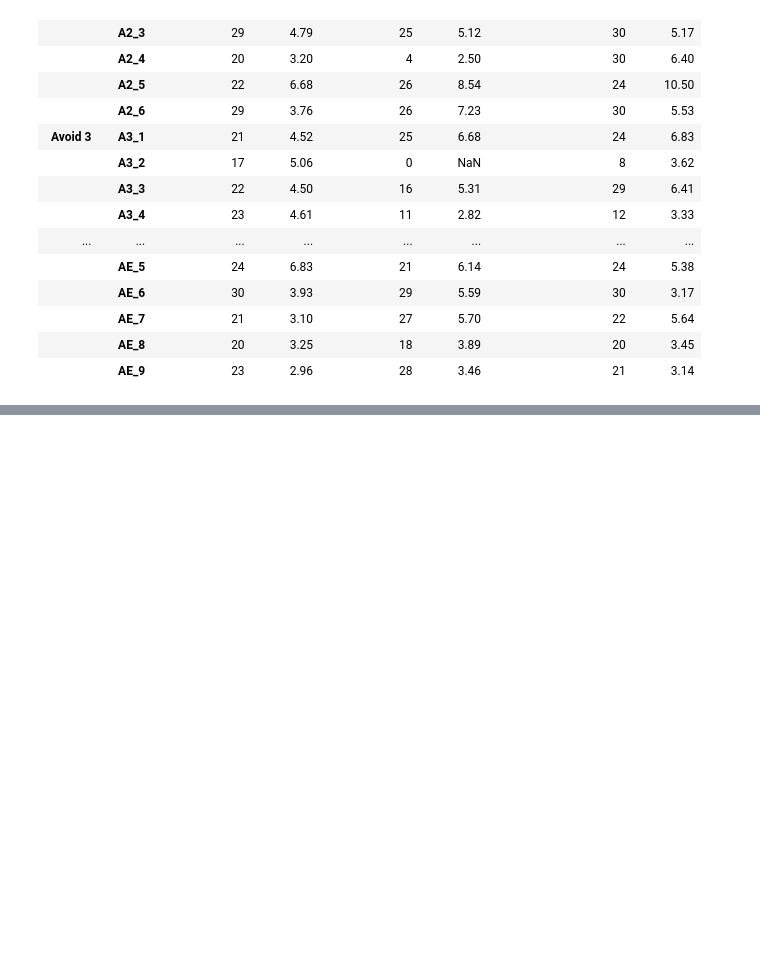
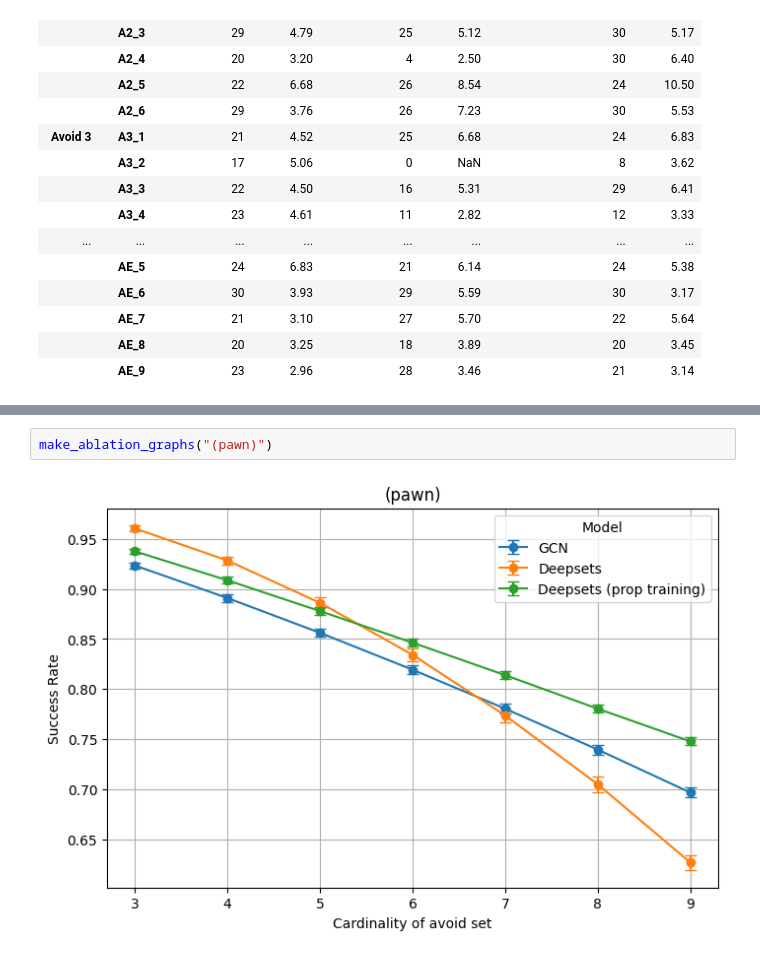
Before and after one commit to mattiagiuri/ltl_gnn, a Jupyter notebook: visualize_results_chess.ipynb, the cells around one changed output, grey strips where cells are left out. Saved outputs shown, nothing was run; the diff lists cells and outputs as text; blank space fills up the shorter version.

```diff
--- a/visualize_results_chess.ipynb
+++ b/visualize_results_chess.ipynb
@@ -176,0 +226,4 @@ read_results("ChessWorld-v2")
+# %%
+make_ablation_graphs("(pawn)")
+# %% [output]
+[figure, added]
```
Also changed, not shown: parts of 6 cells of this notebook, 43 other files.
